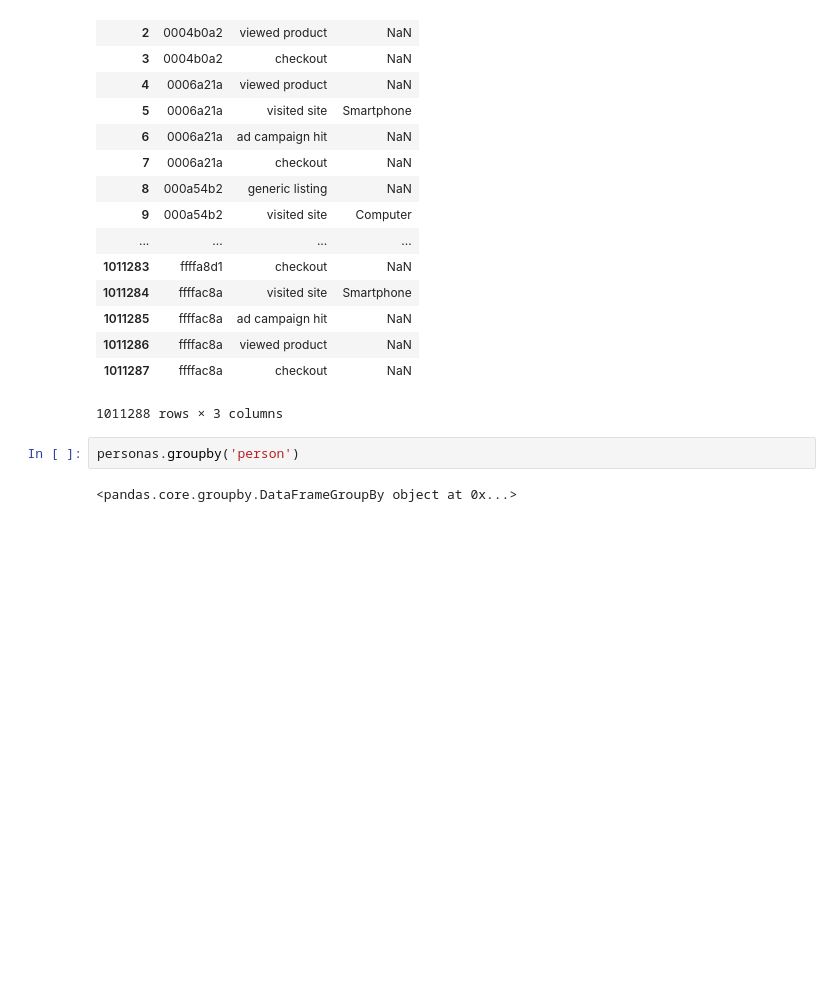
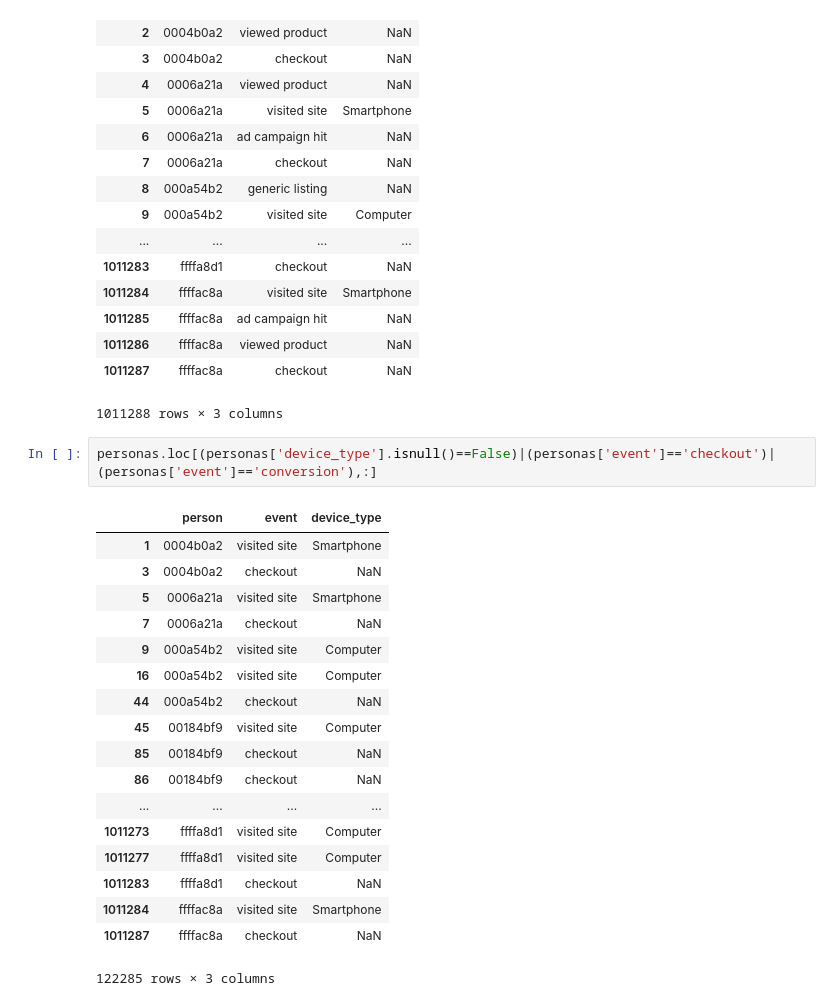
Before and after one commit to EugeniaFranchi/TP-Datos, a Jupyter notebook: TpDatos.ipynb, the cells around one changed output. Saved outputs shown, nothing was run; the diff lists cells and outputs as text; blank space fills up the shorter version.

```diff
--- a/TpDatos.ipynb
+++ b/TpDatos.ipynb
@@ -798,7 +798,24 @@ personas
 | 1011286 | ffffac8a | viewed product | NaN |
 | 1011287 | ffffac8a | checkout | NaN |
 1011288 rows × 3 columns
-# %%
-personas.groupby('person')
-# %% [output]
-<pandas.core.groupby.DataFrameGroupBy object at 0x...>
+# %%
+personas.loc[(personas['device_type'].isnull()==False)|(personas['event']=='checkout')|(personas['event']=='conversion'),:]
+# %% [output]
+|  | person | event | device_type |
+| 1 | 0004b0a2 | visited site | Smartphone |
+| 3 | 0004b0a2 | checkout | NaN |
+| 5 | 0006a21a | visited site | Smartphone |
+| 7 | 0006a21a | checkout | NaN |
+| 9 | 000a54b2 | visited site | Computer |
+| 16 | 000a54b2 | visited site | Computer |
+| 44 | 000a54b2 | checkout | NaN |
+| 45 | 00184bf9 | visited site | Computer |
+| 85 | 00184bf9 | checkout | NaN |
+| 86 | 00184bf9 | checkout | NaN |
+| ... | ... | ... | ... |
+| 1011273 | ffffa8d1 | visited site | Computer |
+| 1011277 | ffffa8d1 | visited site | Computer |
+| 1011283 | ffffa8d1 | checkout | NaN |
+| 1011284 | ffffac8a | visited site | Smartphone |
+| 1011287 | ffffac8a | checkout | NaN |
+122285 rows × 3 columns
```
